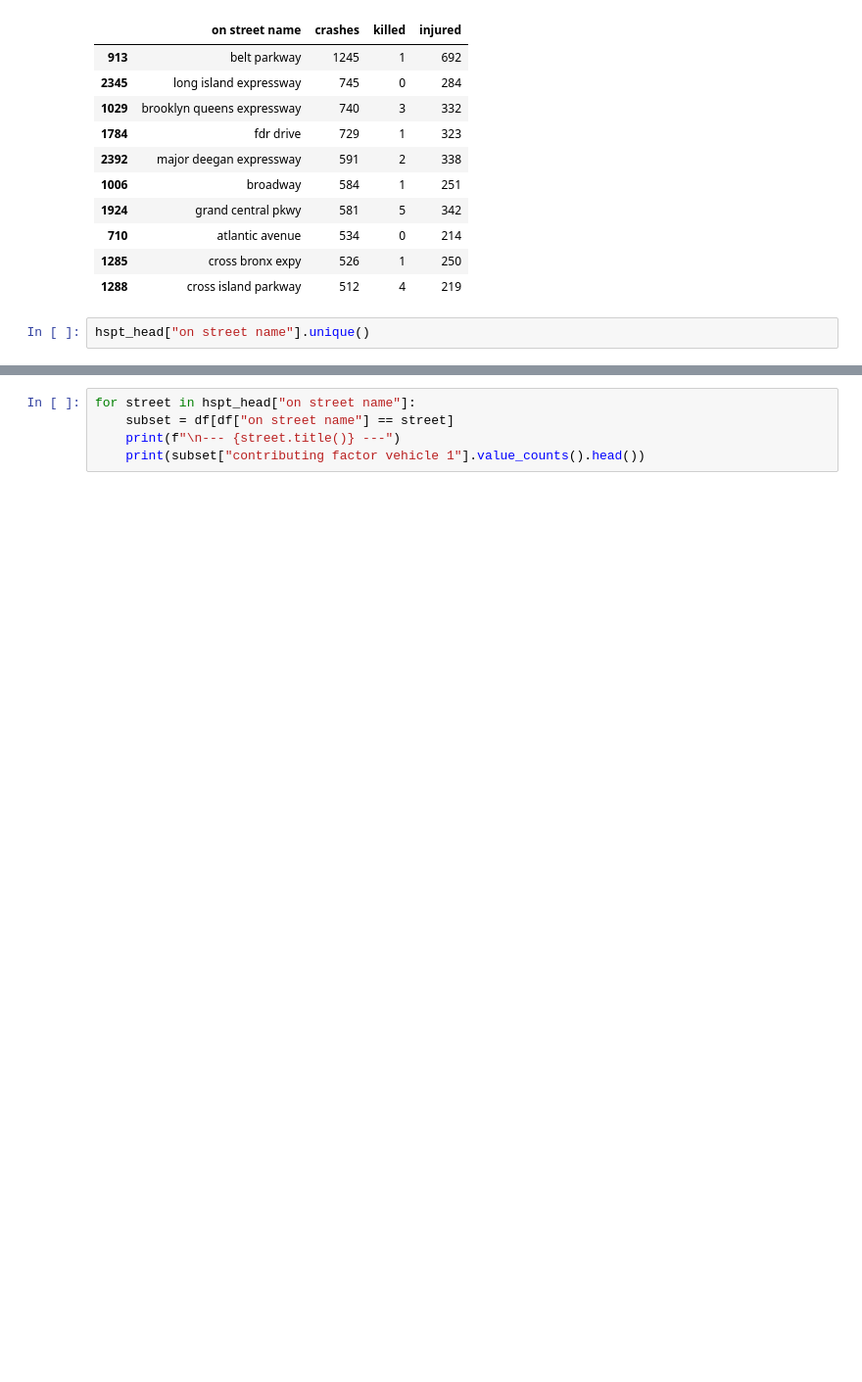
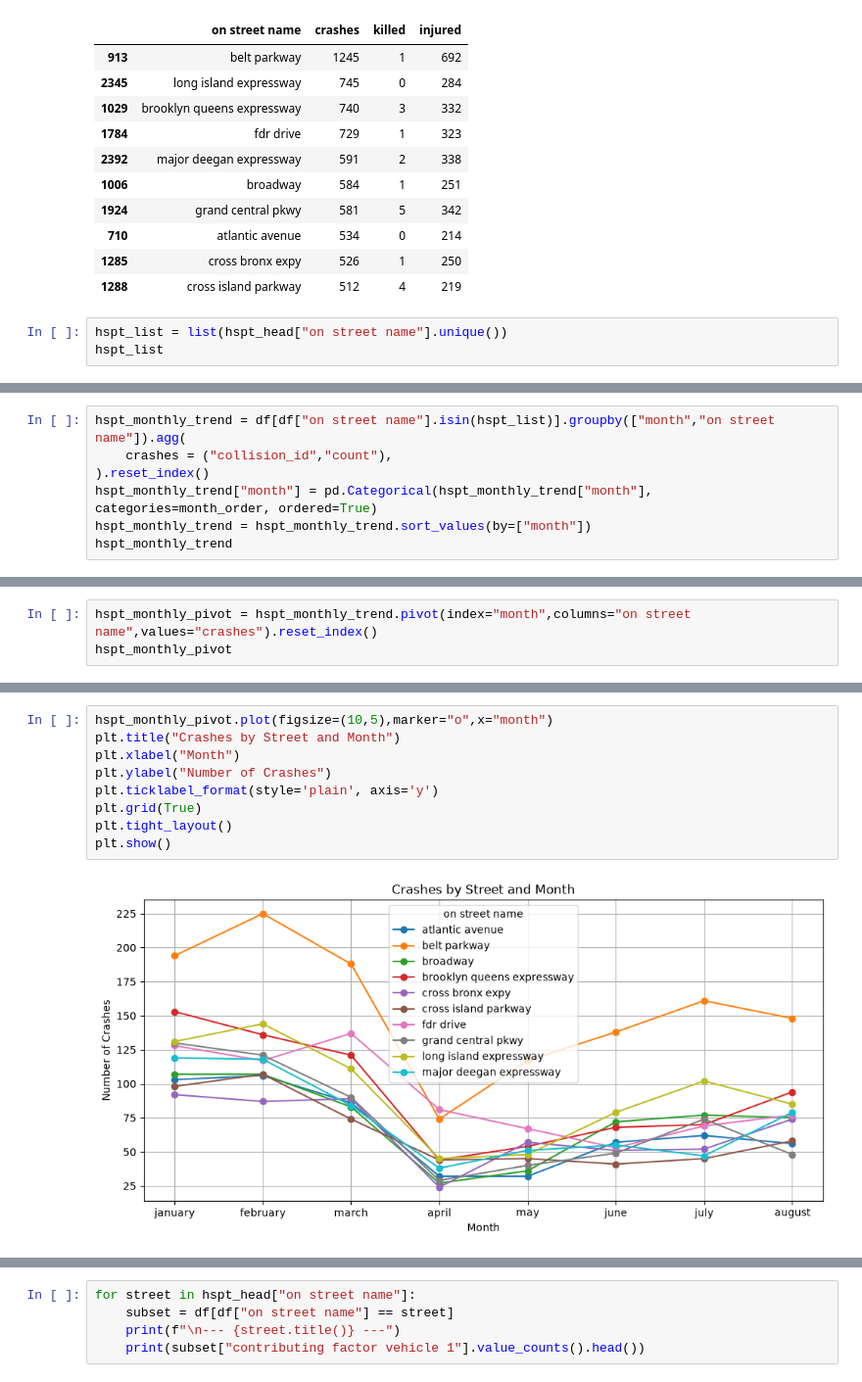
Before and after one commit to iconlit/NYC-Accidents-2020, a Jupyter notebook: src/accidents_hotspots.ipynb, the cells around one changed output, grey strips where cells are left out. Shown at 98% size. Drawn from its saved outputs; the diff is of its cells as text; blank space fills up the shorter version.

```diff
--- a/src/accidents_hotspots.ipynb
+++ b/src/accidents_hotspots.ipynb
@@ -339,5 +339,6 @@ hspt.head(10)
 | 1285 | cross bronx expy | 526 | 1 | 250 |
 | 1288 | cross island parkway | 512 | 4 | 219 |
 # %%
-hspt_head["on street name"].unique()
+hspt_list = list(hspt_head["on street name"].unique())
+hspt_list
 # %% [output]
@@ -389,3 +393,10 @@ plt.tight_layout()
 plt.show()
 # %% [output]
 [figure]
+# %%
+hspt_monthly_trend = df[df["on street name"].isin(hspt_list)].groupby(["month","on street name"]).agg(
+    crashes = ("collision_id","count"),
+).reset_index()
+hspt_monthly_trend["month"] = pd.Categorical(hspt_monthly_trend["month"], categories=month_order, ordered=True)
+hspt_monthly_trend = hspt_monthly_trend.sort_values(by=["month"])
+hspt_monthly_trend
@@ -391,0 +417,3 @@ plt.show()
+# %%
+hspt_monthly_pivot = hspt_monthly_trend.pivot(index="month",columns="on street name",values="crashes").reset_index()
+hspt_monthly_pivot
@@ -391,0 +430,11 @@ plt.show()
+# %%
+hspt_monthly_pivot.plot(figsize=(10,5),marker="o",x="month")
+plt.title("Crashes by Street and Month")
+plt.xlabel("Month")
+plt.ylabel("Number of Crashes")
+plt.ticklabel_format(style='plain', axis='y')
+plt.grid(True)
+plt.tight_layout()
+plt.show()
+# %% [output]
+[figure, added]
```
Also changed, not shown: parts of 9 cells of this notebook, 1 other file.
